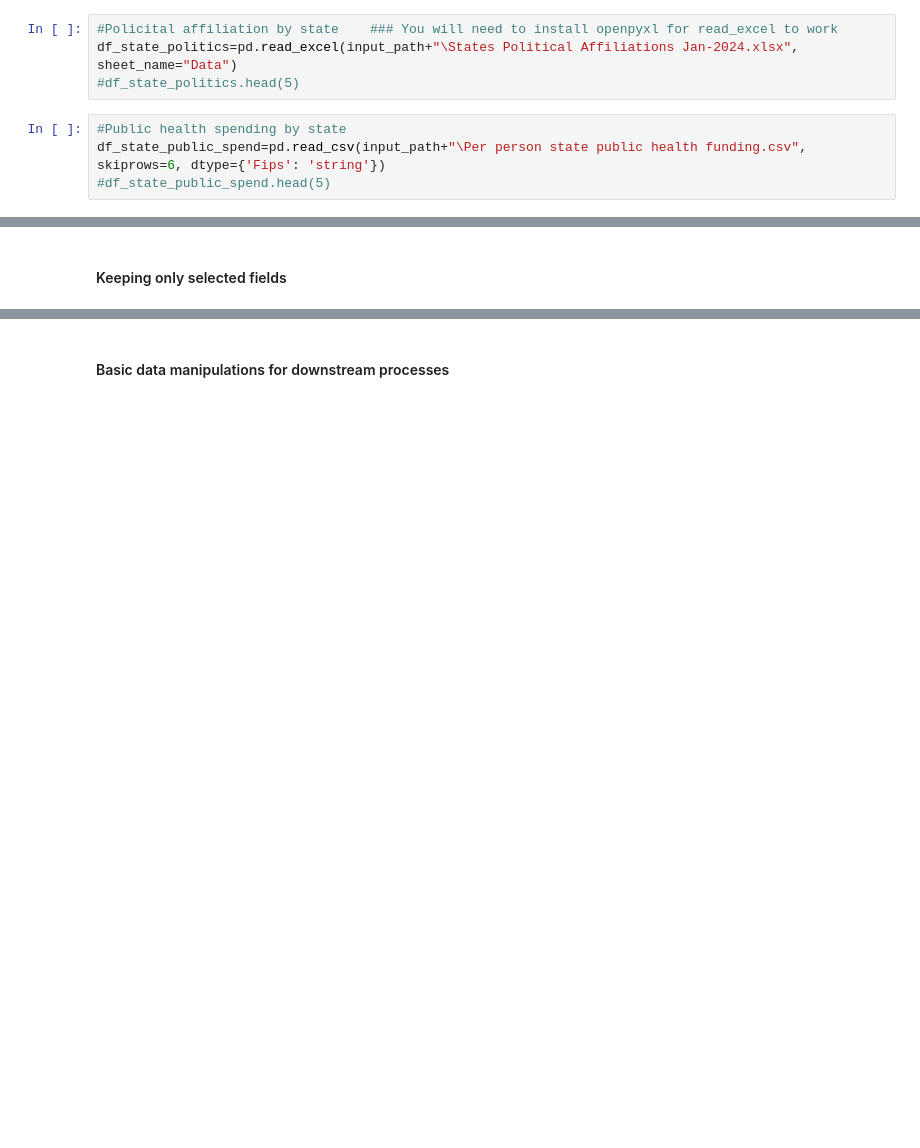
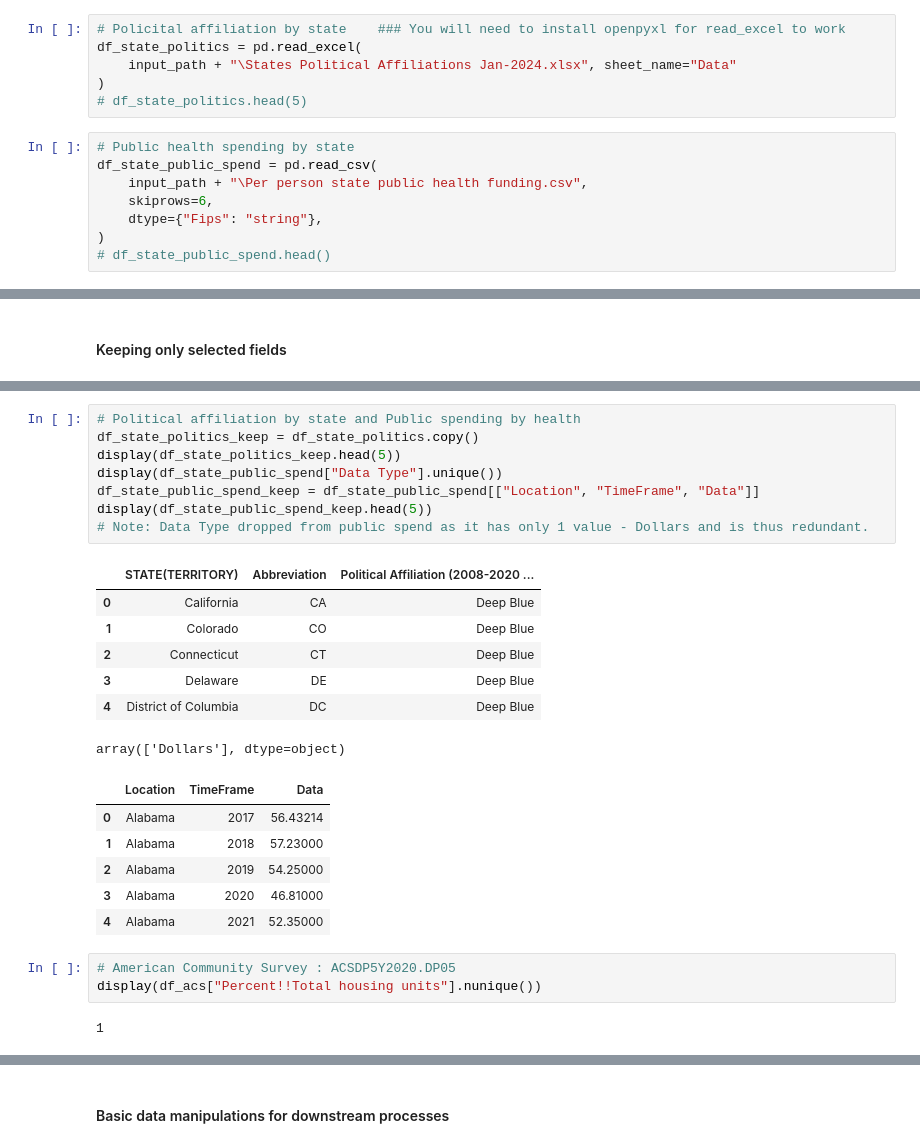
Before and after one commit to anuvrat-umich/siads_milestone1, a Jupyter notebook: src/input_data_exploration.ipynb, the cells around one changed output, grey strips where cells are left out. Cells and saved outputs as stored; diff of their text form; blank space fills up the shorter version.

```diff
--- a/src/input_data_exploration.ipynb
+++ b/src/input_data_exploration.ipynb
@@ -35,8 +44,14 @@ df_sdoh=pd.read_csv(input_path+"\SDOH_Measures_for_ZCTA__ACS_2017-2021_20240121.
 # %%
-#Policital affiliation by state    ### You will need to install openpyxl for read_excel to work
-df_state_politics=pd.read_excel(input_path+"\States Political Affiliations Jan-2024.xlsx", sheet_name="Data")
-#df_state_politics.head(5)
+# Policital affiliation by state    ### You will need to install openpyxl for read_excel to work
+df_state_politics = pd.read_excel(
+    input_path + "\States Political Affiliations Jan-2024.xlsx", sheet_name="Data"
+)
+# df_state_politics.head(5)
 # %%
-#Public health spending by state
-df_state_public_spend=pd.read_csv(input_path+"\Per person state public health funding.csv", skiprows=6, dtype={'Fips': 'string'})
-#df_state_public_spend.head(5)
+# Public health spending by state
+df_state_public_spend = pd.read_csv(
+    input_path + "\Per person state public health funding.csv",
+    skiprows=6,
+    dtype={"Fips": "string"},
+)
+# df_state_public_spend.head()
@@ -104 +160,28 @@ display(df_state_public_spend.head(5))
+# %%
+# Political affiliation by state and Public spending by health
+df_state_politics_keep = df_state_politics.copy()
+display(df_state_politics_keep.head(5))
+display(df_state_public_spend["Data Type"].unique())
+df_state_public_spend_keep = df_state_public_spend[["Location", "TimeFrame", "Data"]]
+display(df_state_public_spend_keep.head(5))
+# Note: Data Type dropped from public spend as it has only 1 value - Dollars and is thus redundant.
+# %% [output]
+|  | STATE(TERRITORY) | Abbreviation | Political Affiliation (2008-2020 ... |
+| 0 | California | CA | Deep Blue |
+| 1 | Colorado | CO | Deep Blue |
+| 2 | Connecticut | CT | Deep Blue |
+| 3 | Delaware | DE | Deep Blue |
+| 4 | District of Columbia | DC | Deep Blue |
+array(['Dollars'], dtype=object)
+|  | Location | TimeFrame | Data |
+| 0 | Alabama | 2017 | 56.43214 |
+| 1 | Alabama | 2018 | 57.23000 |
+| 2 | Alabama | 2019 | 54.25000 |
+| 3 | Alabama | 2020 | 46.81000 |
+| 4 | Alabama | 2021 | 52.35000 |
+# %%
+# American Community Survey : ACSDP5Y2020.DP05
+display(df_acs["Percent!!Total housing units"].nunique())
+# %% [output]
+1
 # %%
```
Also changed, not shown: parts of 40 cells of this notebook, 15 other files.
